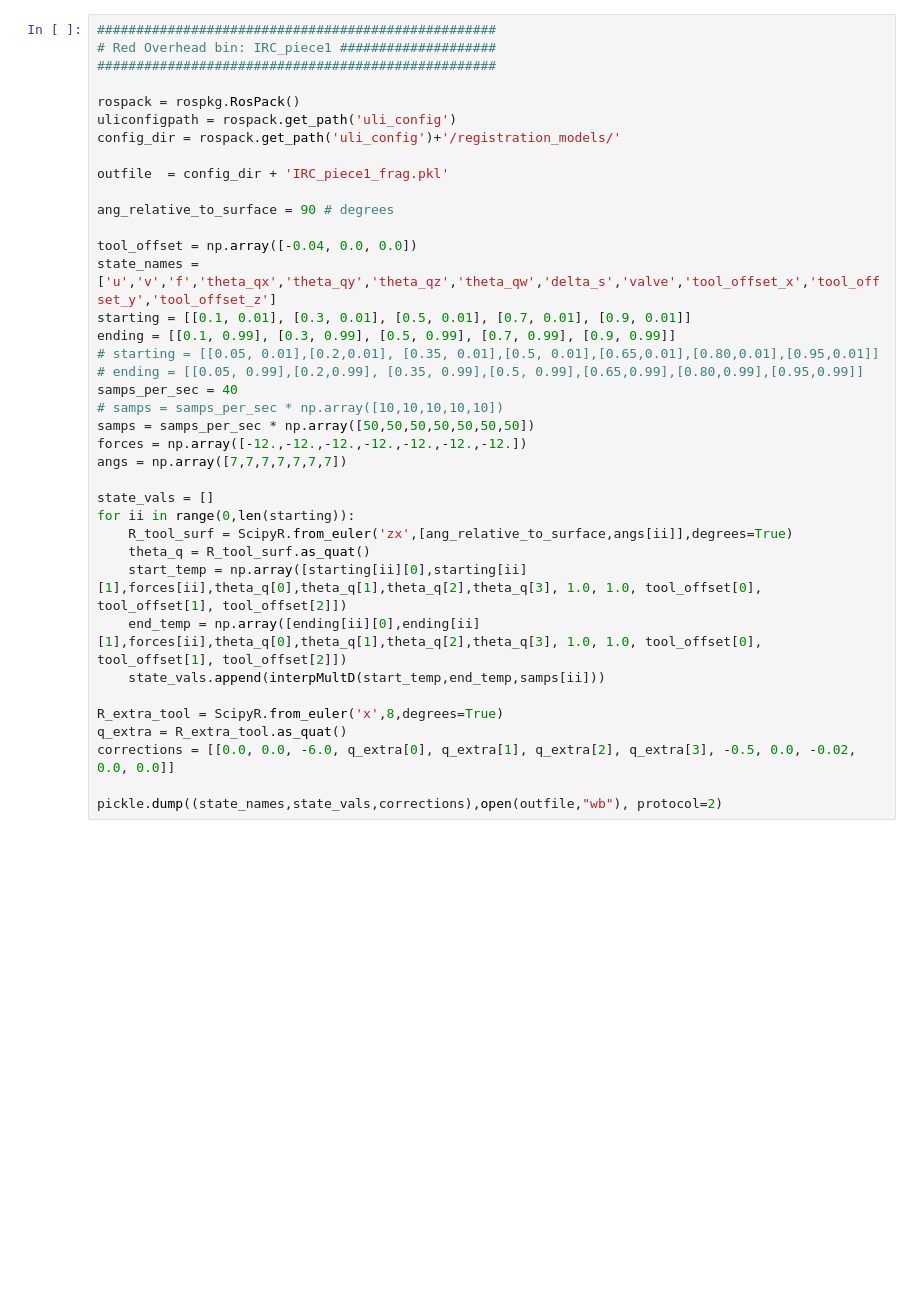
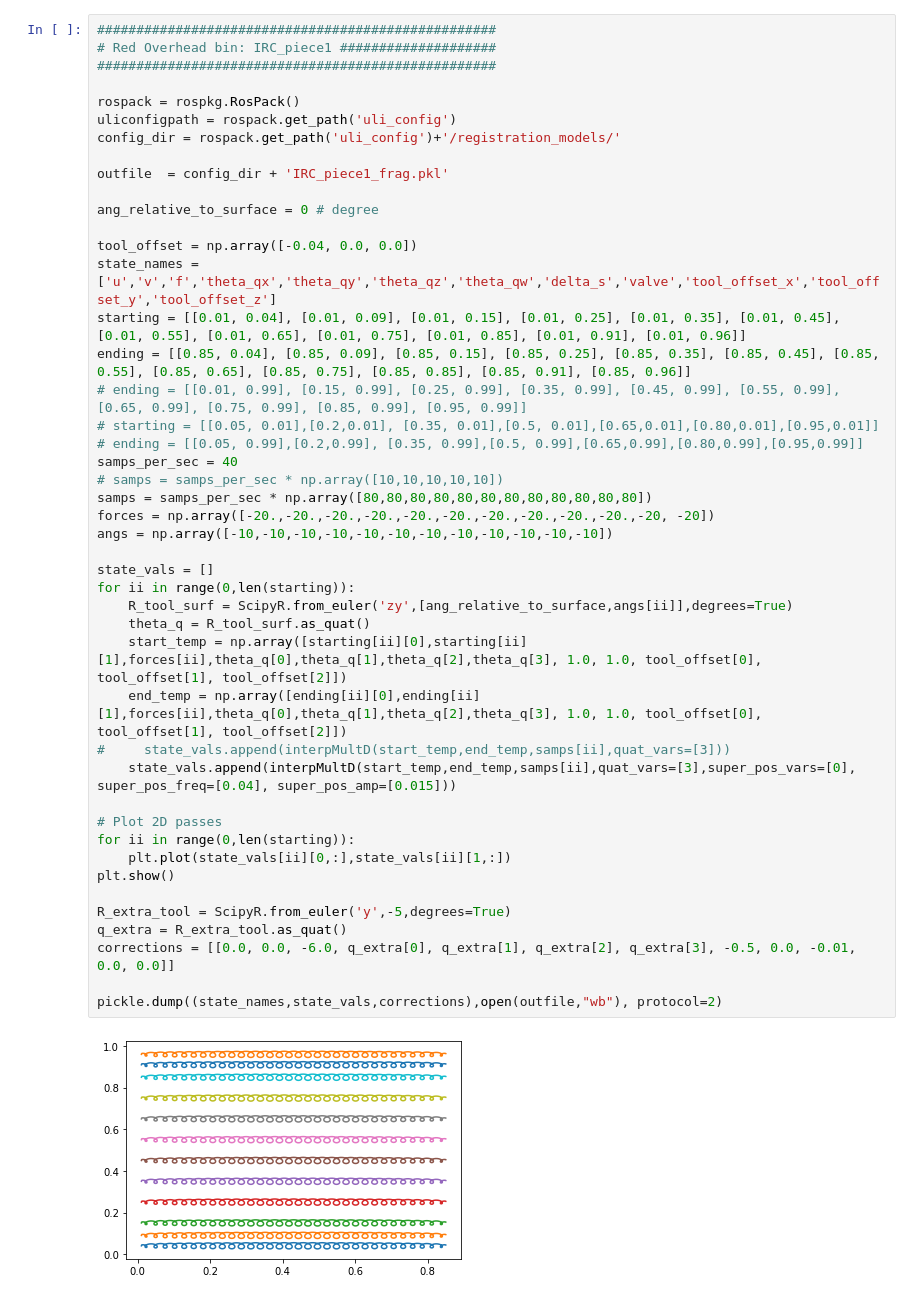
Before and after one commit to mhagenow01/panda_uli_demo, a Jupyter notebook: Execution/corrective_shared_autonomy/nodes/corrective_shared_autonomy/task_models_fragmented.ipynb, the cells around one changed output. Saved outputs shown, nothing was run; the diff lists cells and outputs as text; blank space fills up the shorter version.

```diff
--- a/Execution/corrective_shared_autonomy/nodes/corrective_shared_autonomy/task_models_fragmented.ipynb
+++ b/Execution/corrective_shared_autonomy/nodes/corrective_shared_autonomy/task_models_fragmented.ipynb
@@ -21,38 +22,47 @@ rospy.init_node('subdivisiontester', anonymous=True)
 # %%
 ###################################################
 # Red Overhead bin: IRC_piece1 ####################
 ###################################################
 
 rospack = rospkg.RosPack()
 uliconfigpath = rospack.get_path('uli_config')
 config_dir = rospack.get_path('uli_config')+'/registration_models/'
 
 outfile  = config_dir + 'IRC_piece1_frag.pkl'
 
-ang_relative_to_surface = 90 # degrees
+ang_relative_to_surface = 0 # degree
 
 tool_offset = np.array([-0.04, 0.0, 0.0])
 state_names = ['u','v','f','theta_qx','theta_qy','theta_qz','theta_qw','delta_s','valve','tool_offset_x','tool_offset_y','tool_offset_z']
-starting = [[0.1, 0.01], [0.3, 0.01], [0.5, 0.01], [0.7, 0.01], [0.9, 0.01]]
-ending = [[0.1, 0.99], [0.3, 0.99], [0.5, 0.99], [0.7, 0.99], [0.9, 0.99]]
+starting = [[0.01, 0.04], [0.01, 0.09], [0.01, 0.15], [0.01, 0.25], [0.01, 0.35], [0.01, 0.45], [0.01, 0.55], [0.01, 0.65], [0.01, 0.75], [0.01, 0.85], [0.01, 0.91], [0.01, 0.96]]
+ending = [[0.85, 0.04], [0.85, 0.09], [0.85, 0.15], [0.85, 0.25], [0.85, 0.35], [0.85, 0.45], [0.85, 0.55], [0.85, 0.65], [0.85, 0.75], [0.85, 0.85], [0.85, 0.91], [0.85, 0.96]]
+# ending = [[0.01, 0.99], [0.15, 0.99], [0.25, 0.99], [0.35, 0.99], [0.45, 0.99], [0.55, 0.99], [0.65, 0.99], [0.75, 0.99], [0.85, 0.99], [0.95, 0.99]]
 # starting = [[0.05, 0.01],[0.2,0.01], [0.35, 0.01],[0.5, 0.01],[0.65,0.01],[0.80,0.01],[0.95,0.01]]
 # ending = [[0.05, 0.99],[0.2,0.99], [0.35, 0.99],[0.5, 0.99],[0.65,0.99],[0.80,0.99],[0.95,0.99]]
 samps_per_sec = 40
 # samps = samps_per_sec * np.array([10,10,10,10,10])
-samps = samps_per_sec * np.array([50,50,50,50,50,50,50])
-forces = np.array([-12.,-12.,-12.,-12.,-12.,-12.,-12.])
-angs = np.array([7,7,7,7,7,7,7])
+samps = samps_per_sec * np.array([80,80,80,80,80,80,80,80,80,80,80,80])
+forces = np.array([-20.,-20.,-20.,-20.,-20.,-20.,-20.,-20.,-20.,-20.,-20, -20])
+angs = np.array([-10,-10,-10,-10,-10,-10,-10,-10,-10,-10,-10,-10])
 
 state_vals = []
 for ii in range(0,len(starting)):
-    R_tool_surf = ScipyR.from_euler('zx',[ang_relative_to_surface,angs[ii]],degrees=True)
+    R_tool_surf = ScipyR.from_euler('zy',[ang_relative_to_surface,angs[ii]],degrees=True)
     theta_q = R_tool_surf.as_quat()
     start_temp = np.array([starting[ii][0],starting[ii][1],forces[ii],theta_q[0],theta_q[1],theta_q[2],theta_q[3], 1.0, 1.0, tool_offset[0], tool_offset[1], tool_offset[2]])
     end_temp = np.array([ending[ii][0],ending[ii][1],forces[ii],theta_q[0],theta_q[1],theta_q[2],theta_q[3], 1.0, 1.0, tool_offset[0], tool_offset[1], tool_offset[2]])
-    state_vals.append(interpMultD(start_temp,end_temp,samps[ii]))
+#     state_vals.append(interpMultD(start_temp,end_temp,samps[ii],quat_vars=[3]))
+    state_vals.append(interpMultD(start_temp,end_temp,samps[ii],quat_vars=[3],super_pos_vars=[0], super_pos_freq=[0.04], super_pos_amp=[0.015]))
 
-R_extra_tool = ScipyR.from_euler('x',8,degrees=True)
+# Plot 2D passes
+for ii in range(0,len(starting)):
+    plt.plot(state_vals[ii][0,:],state_vals[ii][1,:])
+plt.show()
+
+R_extra_tool = ScipyR.from_euler('y',-5,degrees=True)
 q_extra = R_extra_tool.as_quat()
-corrections = [[0.0, 0.0, -6.0, q_extra[0], q_extra[1], q_extra[2], q_extra[3], -0.5, 0.0, -0.02, 0.0, 0.0]]
+corrections = [[0.0, 0.0, -6.0, q_extra[0], q_extra[1], q_extra[2], q_extra[3], -0.5, 0.0, -0.01, 0.0, 0.0]]
 
 pickle.dump((state_names,state_vals,corrections),open(outfile,"wb"), protocol=2)
+# %% [output]
+[figure, added]
```
Also changed, not shown: parts of 1 cell of this notebook, 4 other files.
